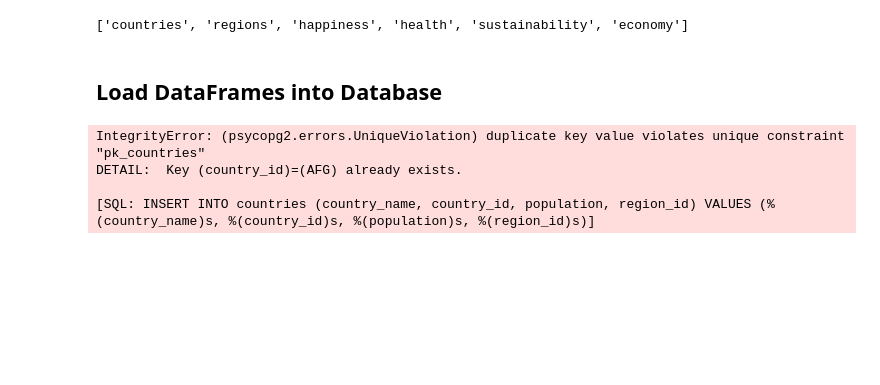
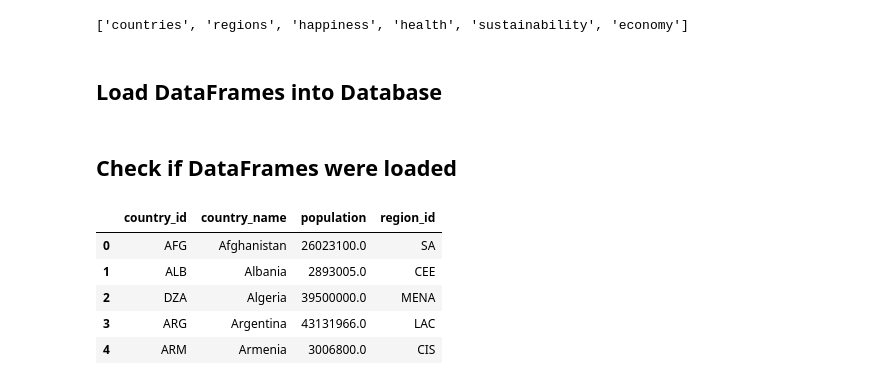
Before and after one commit to verocastillo/happiness-database, a Jupyter notebook: jupyter/main_notebook.ipynb, the cells around one changed output. Cells and saved outputs as stored; diff of their text form; code cells hidden in the pictures; blank space fills up the shorter version.

```diff
--- a/jupyter/main_notebook.ipynb
+++ b/jupyter/main_notebook.ipynb
@@ -192,13 +192,20 @@ engine.table_names()
 # %%
 # Load into Database
 countries_df.to_sql(name='countries', con=engine, if_exists='append', index=False)
-#regions_df.to_sql(name='regions', con=engine, if_exists='append', index=False)
-#happiness_df.to_sql(name='happiness', con=engine, if_exists='append', index=False)
-#economy_df.to_sql(name='economy', con=engine, if_exists='append', index=False)
-#sustainability_df.to_sql(name='sustainability', con=engine, if_exists='append', index=False)
-#health_df.to_sql(name='countries', con=engine, if_exists='append', index=False)
+regions_df.to_sql(name='regions', con=engine, if_exists='append', index=False)
+happiness_df.to_sql(name='happiness', con=engine, if_exists='append', index=False)
+economy_df.to_sql(name='economy', con=engine, if_exists='append', index=False)
+sustainability_df.to_sql(name='sustainability', con=engine, if_exists='append', index=False)
+health_df.to_sql(name='health', con=engine, if_exists='append', index=False)
-# %% [output]
-IntegrityError: (psycopg2.errors.UniqueViolation) duplicate key value violates unique constraint "pk_countries"
-DETAIL:  Key (country_id)=(AFG) already exists.
-
-[SQL: INSERT INTO countries (country_name, country_id, population, region_id) VALUES (%(country_name)s, %(country_id)s, %(population)s, %(region_id)s)]
+# %% [markdown]
+## Check if DataFrames were loaded
+# %%
+# Check countries
+pd.read_sql_query('select * from countries', con=engine).head()
+# %% [output]
+|  | country_id | country_name | population | region_id |
+| 0 | AFG | Afghanistan | 26023100.0 | SA |
+| 1 | ALB | Albania | 2893005.0 | CEE |
+| 2 | DZA | Algeria | 39500000.0 | MENA |
+| 3 | ARG | Argentina | 43131966.0 | LAC |
+| 4 | ARM | Armenia | 3006800.0 | CIS |
```
Also changed, not shown: parts of 6 cells of this notebook, 1 other file.
